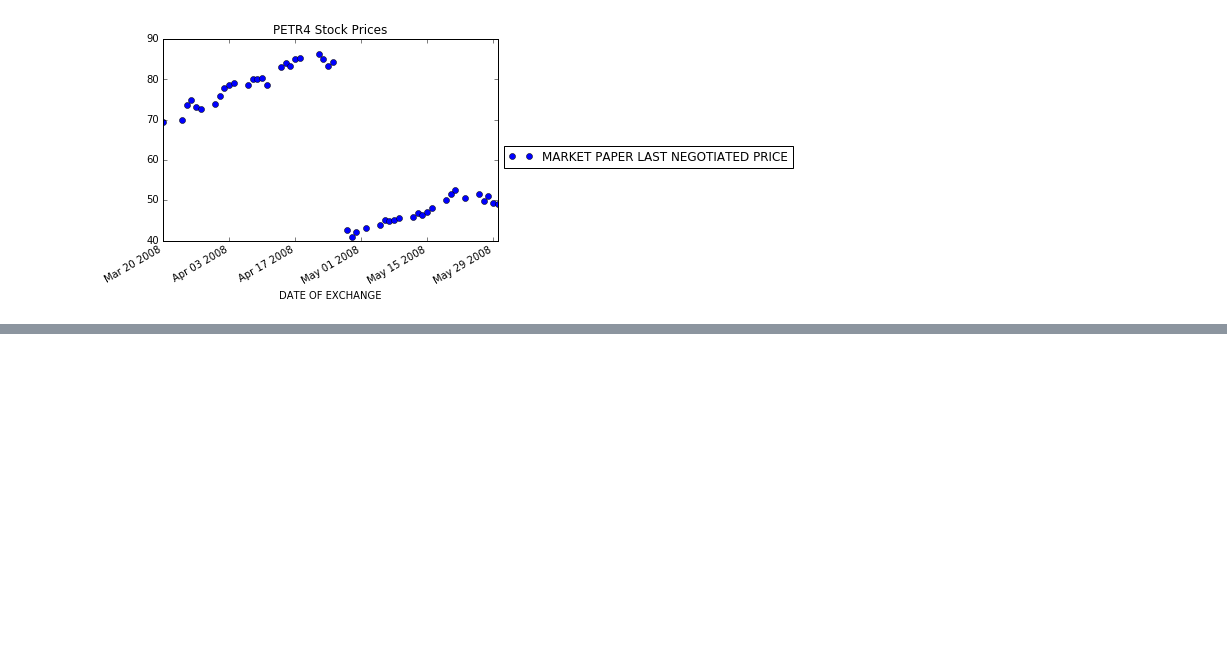
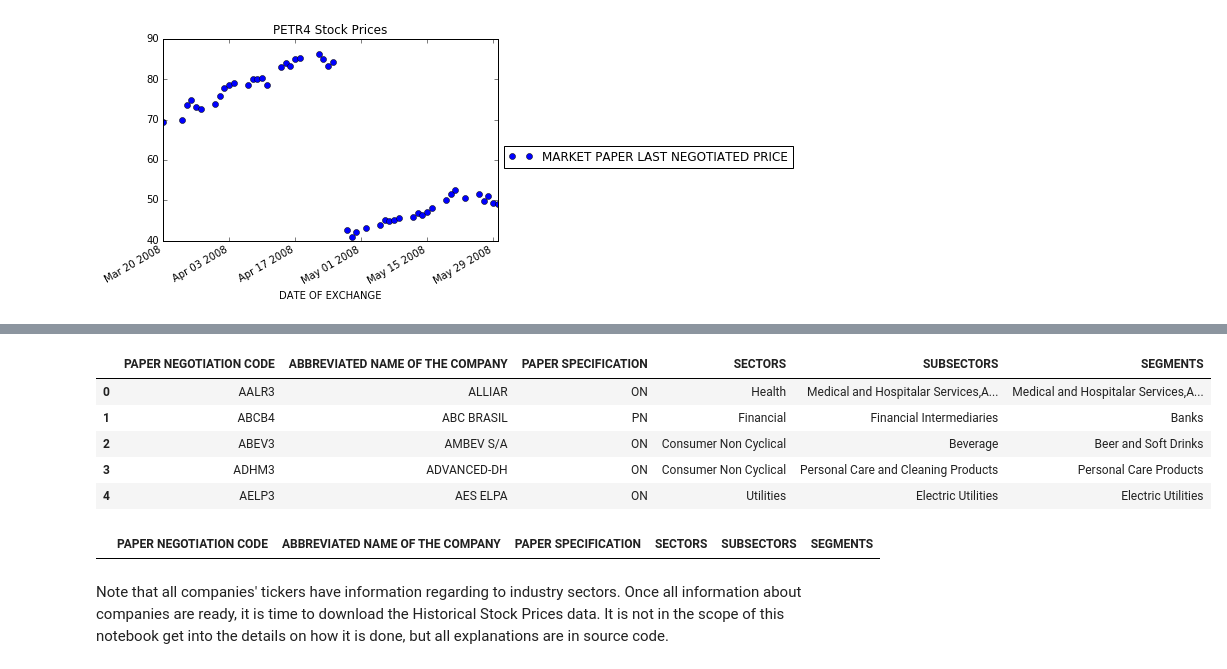
Before and after one commit to gabriel301/MLNanodregree, a Jupyter notebook: projects/capstone/CapstoneProject/Report/Capstone Report.ipynb, the cells around one changed output, grey strips where cells are left out. Drawn from its saved outputs; the diff is of its cells as text; code cells hidden in the pictures; blank space fills up the shorter version.

```diff
--- a/projects/capstone/CapstoneProject/Report/Capstone Report.ipynb
+++ b/projects/capstone/CapstoneProject/Report/Capstone Report.ipynb
@@ -262,0 +341,17 @@ dfPlot.plot(x='DATE OF EXCHANGE', y='MARKET PAPER LAST NEGOTIATED PRICE',
+# %%
+filename = '..\Data\Info\cotahist_d24112017_filtered_symbols_info.csv'
+dfSymbolsInfo = pd.read_csv(filename)
+dfSymbolsInfo.head()
+# %% [output]
+|  | PAPER NEGOTIATION CODE | ABBREVIATED NAME OF THE COMPANY | PAPER SPECIFICATION | SECTORS | SUBSECTORS | SEGMENTS |
+| 0 | AALR3 | ALLIAR | ON | Health | Medical and Hospitalar Services,A... | Medical and Hospitalar Services,A... |
+| 1 | ABCB4 | ABC BRASIL | PN | Financial | Financial Intermediaries | Banks |
+| 2 | ABEV3 | AMBEV S/A | ON | Consumer Non Cyclical | Beverage | Beer and Soft Drinks |
+| 3 | ADHM3 | ADVANCED-DH | ON | Consumer Non Cyclical | Personal Care and Cleaning Products | Personal Care Products |
+| 4 | AELP3 | AES ELPA | ON | Utilities | Electric Utilities | Electric Utilities |
+# %%
+dfSymbolsInfo[dfSymbolsInfo['SECTORS'].isnull()]
+# %% [output]
+|  | PAPER NEGOTIATION CODE | ABBREVIATED NAME OF THE COMPANY | PAPER SPECIFICATION | SECTORS | SUBSECTORS | SEGMENTS |
+# %% [markdown]
+Note that all companies' tickers have information regarding to industry sectors. Once all information about companies are ready, it is time to download the Historical Stock Prices data. It is not in the scope of this notebook get into the details on how it is done, but all explanations are in source code.
```
Also changed, not shown: parts of 20 cells of this notebook, 9 other files.
